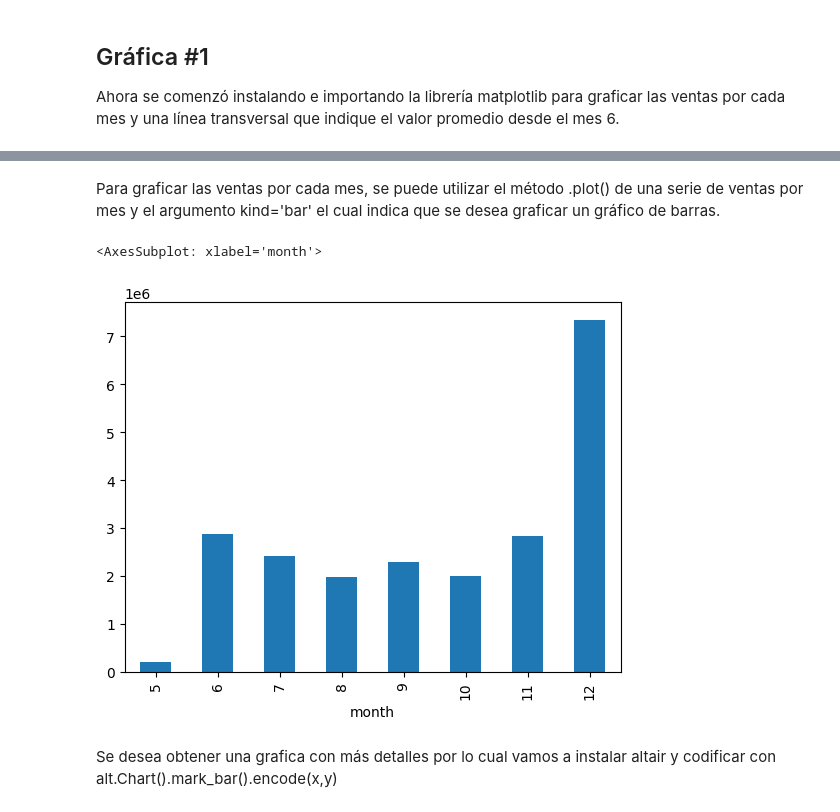
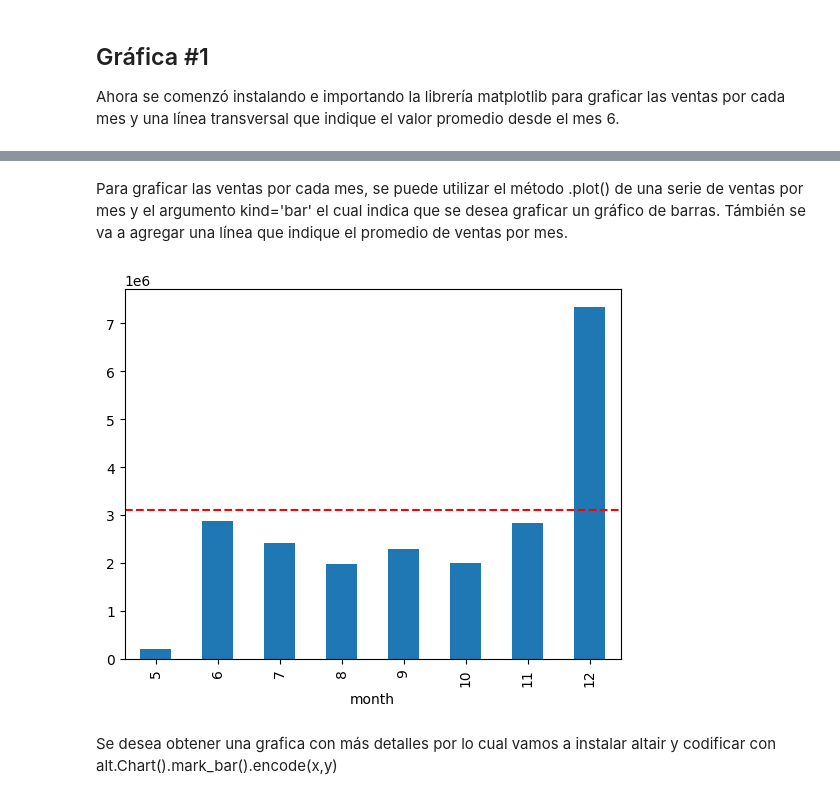
Before and after one commit to dicana27/Proyecto-Tienda-de-Ropa, a Jupyter notebook: main.ipynb, the cells around one changed output, grey strips where cells are left out. Saved outputs shown, nothing was run; the diff lists cells and outputs as text; code cells hidden in the pictures.

```diff
--- a/main.ipynb
+++ b/main.ipynb
@@ -153,11 +153,13 @@ Requirement already satisfied: pillow>=6.2.0 in c:\users\principal\anaconda3\env
 Requirement already satisfied: six>=1.5 in c:\users\principal\anaconda3\envs\diana\lib\site-packages (from python-dateutil>=2.7->matplotlib) (1.16.0)
 # %% [markdown]
-Para graficar las ventas por cada mes, se puede utilizar el método .plot() de una serie de ventas por mes y el argumento kind='bar' el cual indica que se desea graficar un gráfico de barras.
+Para graficar las ventas por cada mes, se puede utilizar el método .plot() de una serie de ventas por mes y el argumento kind='bar' el cual indica que se desea graficar un gráfico de barras. Támbién se va a agregar una línea que indique el promedio de ventas por mes.
-# %%
-sales_by_month.plot(kind='bar')
-# %% [output]
-<AxesSubplot: xlabel='month'>
-[figure, removed]
+# %%
+import matplotlib.pyplot as plt
+sales_by_month.plot(kind='bar')
+plt.axhline(average_sales, color='r', linestyle='--')
+plt.show()
+# %% [output]
+[figure, added]
 # %% [markdown]
 Se desea obtener una grafica con más detalles por lo cual vamos a instalar altair y codificar con alt.Chart().mark_bar().encode(x,y)
 # %%
```
Also changed, not shown: parts of 2 cells of this notebook, 4 other files.
